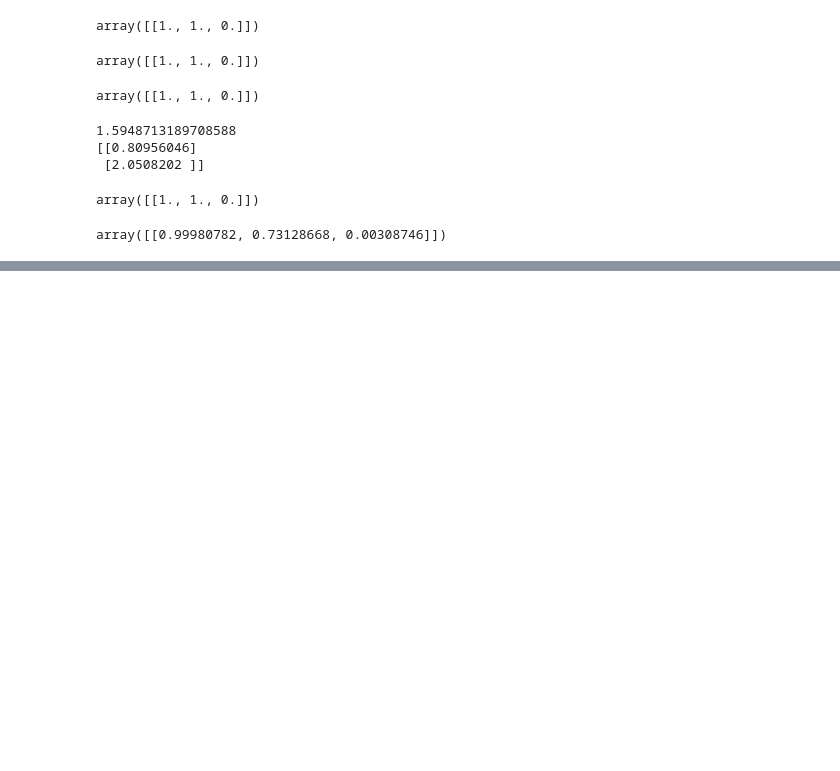
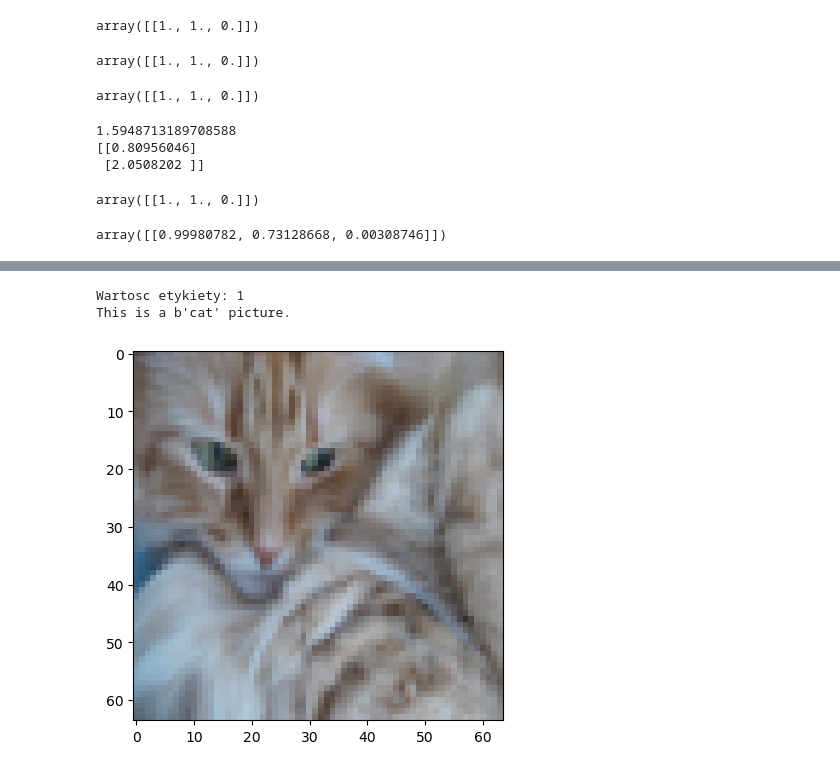
Before and after one commit to bgnatowski/deep-learning-24, a Jupyter notebook: regresja_logistyczna_a_siec_neuronowa.ipynb, the cells around one changed output, grey strips where cells are left out. Drawn from its saved outputs; the diff is of its cells as text; code cells hidden in the pictures; blank space fills up the shorter version.

```diff
--- a/regresja_logistyczna_a_siec_neuronowa.ipynb
+++ b/regresja_logistyczna_a_siec_neuronowa.ipynb
@@ -552,3 +553,6 @@ array([[1., 1., 0.]])
 lr_bdg.predict_proba(X)
 # %% [output]
 array([[0.99980782, 0.73128668, 0.00308746]])
+# %%
+train_dataset = h5py.File("data/lr/train_catvnoncat.h5", "r")
+test_dataset = h5py.File("data/lr/test_catvnoncat.h5", "r")
@@ -554,0 +565,6 @@ array([[0.99980782, 0.73128668, 0.00308746]])
+# %%
+X_train = train_dataset["train_set_x"][:] # Use [:] to select all dataset
+y_train = train_dataset["train_set_y"][:]
+X_test = test_dataset["test_set_x"][:]
+y_test = test_dataset["test_set_y"][:]
+classes = train_dataset["list_classes"][:]
@@ -554,0 +590,3 @@ array([[0.99980782, 0.73128668, 0.00308746]])
+# %%
+index = 2
+X_train[index]
@@ -554,0 +611,8 @@ array([[0.99980782, 0.73128668, 0.00308746]])
+# %%
+plt.imshow(X_train[index])
+print(f"Wartosc etykiety: {y_train[index]}")
+print(f"This is a {classes[y_train[index]]} picture.")
+# %% [output]
+Wartosc etykiety: 1
+This is a b'cat' picture.
+[figure, added]
```
Also changed, not shown: parts of 6 cells of this notebook, 2 other files.
